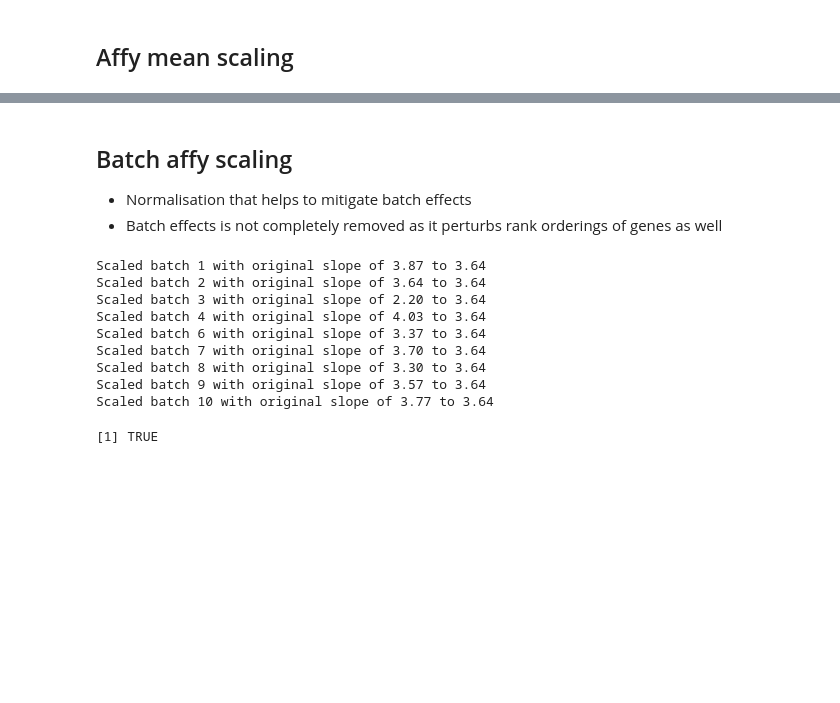
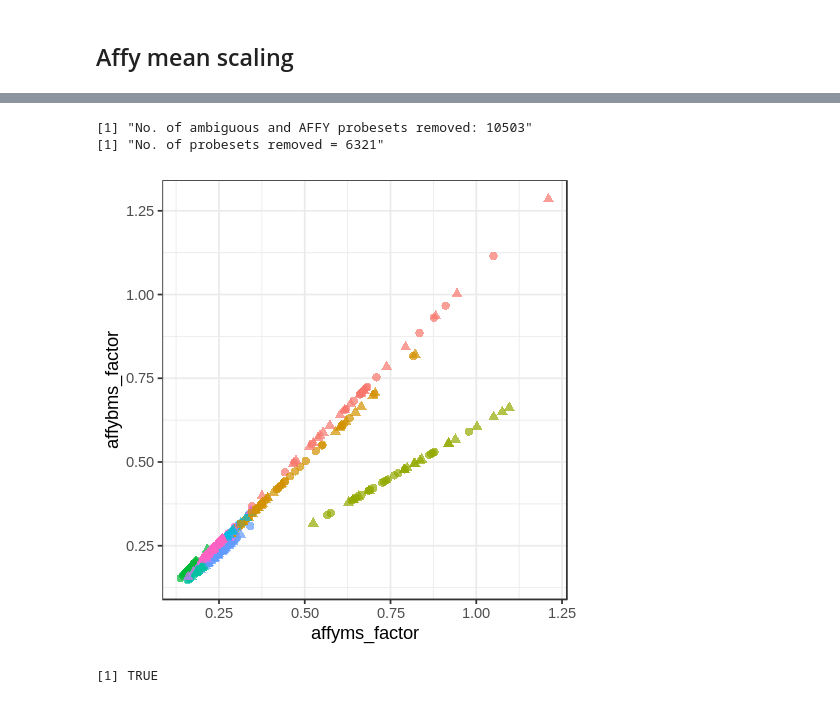
Before and after one commit to dblux/relapse_prediction, a Jupyter notebook: ipynb/investigation/imputation.ipynb, the cells around one changed output, grey strips where cells are left out. Saved outputs shown, nothing was run; the diff lists cells and outputs as text; code cells hidden in the pictures; blank space fills up the shorter version.

```diff
--- a/ipynb/investigation/imputation.ipynb
+++ b/ipynb/investigation/imputation.ipynb
@@ -1216,31 +1058,58 @@ Warning message:
 # %%
 # divide by no. of non-zero values
 avg_nonzero_affy <- colSums(scaled_affy) / colSums(scaled_affy != 0)
-scale_factor <- 500 / avg_nonzero_affy
-affyms_maqc <- sweep(raw_maqc, 2, scale_factor, `*`)
+affybms_factor <- 500 / avg_nonzero_affy
+affybms_yeoh <- sweep(raw_yeoh, 2, scale_factor, `*`)
 
-log_affyms_maqc <- affyms_maqc %>%
+log_affybms_yeoh <- affybms_yeoh %>%
   removeProbesets() %>%
   filterProbesets(0.7, metadata) %>%
   log2_transform()
 
-log_affyms_nozero <- log_affyms_maqc[rowSums(log_affyms_maqc == 0) == 0, ]
+log_affybms_nozero <- log_affybms_yeoh[
+  rowSums(log_affybms_yeoh == 0) == 0, ]
+# %% [output]
+[1] "No. of ambiguous and AFFY probesets removed: 10503"
+[1] "No. of probesets removed = 6321"
-# %% [markdown]
-## Batch affy scaling
-- Normalisation that helps to mitigate batch effects
-- Batch effects is not completely removed as it perturbs rank orderings of genes as well
-# %%
-scaled_affy <- scale_batch_affy(raw_yeoh, metadata_sid, idx_affy)
-# %% [output]
-Scaled batch 1 with original slope of 3.87 to 3.64
-Scaled batch 2 with original slope of 3.64 to 3.64
-Scaled batch 3 with original slope of 2.20 to 3.64
-Scaled batch 4 with original slope of 4.03 to 3.64
-Scaled batch 6 with original slope of 3.37 to 3.64
-Scaled batch 7 with original slope of 3.70 to 3.64
-Scaled batch 8 with original slope of 3.30 to 3.64
-Scaled batch 9 with original slope of 3.57 to 3.64
-Scaled batch 10 with original slope of 3.77 to 3.64
+# %%
+trimmed_mean <- sapply(raw_yeoh, mean, trim = 0.02)
+tms_factor <- 500 / trimmed_mean
+# %%
+scale_factors <- data.frame(metadata, tms_factor, affyms_factor, affybms_factor)
+# %%
+ax1 <- ggplot(scale_factors) +
+  geom_point(
+    aes(
+      x = batch_info, y = tms_factor,
+      col = batch_info, shape = class_info
+    ), cex = 2,
+    position = position_jitterdodge(),
+    show.legend = FALSE
+  )
+ax2 <- ggplot(scale_factors) +
+  geom_point(
+    aes(
+      x = batch_info, y = affybms_factor,
+      col = batch_info, shape = class_info
+    ), cex = 2,
+    position = position_jitterdodge(),
+    show.legend = FALSE
+  )
+ax <- plot_grid(ax1, ax2, nrow = 2)
+
+ax3 <- ggplot(scale_factors) +
+  geom_point(
+    aes(
+      x = affyms_factor, y = affybms_factor,
+      col = batch_info, shape = class_info
+    ), cex = 2, alpha = 0.7,
+    show.legend = FALSE
+  )
+ax3
+ggsave('~/Dropbox/tmp/vs-affybms_affyms.pdf',
+      ax3, width = 8, height = 8)
+# %% [output]
+[figure, added]
 # %%
 print(identical(rownames(metadata), colnames(scaled_affy)))
 scaled_affy_stats <- data.frame(
```
Also changed, not shown: parts of 104 cells of this notebook, 7 other files.
